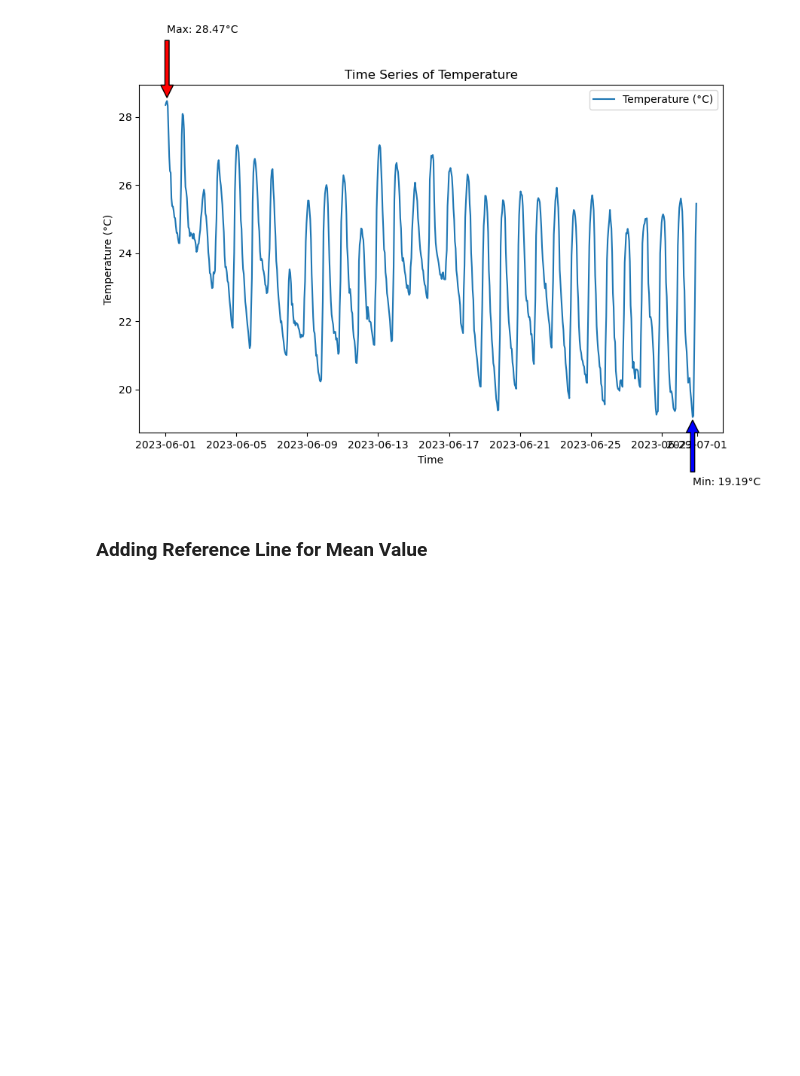
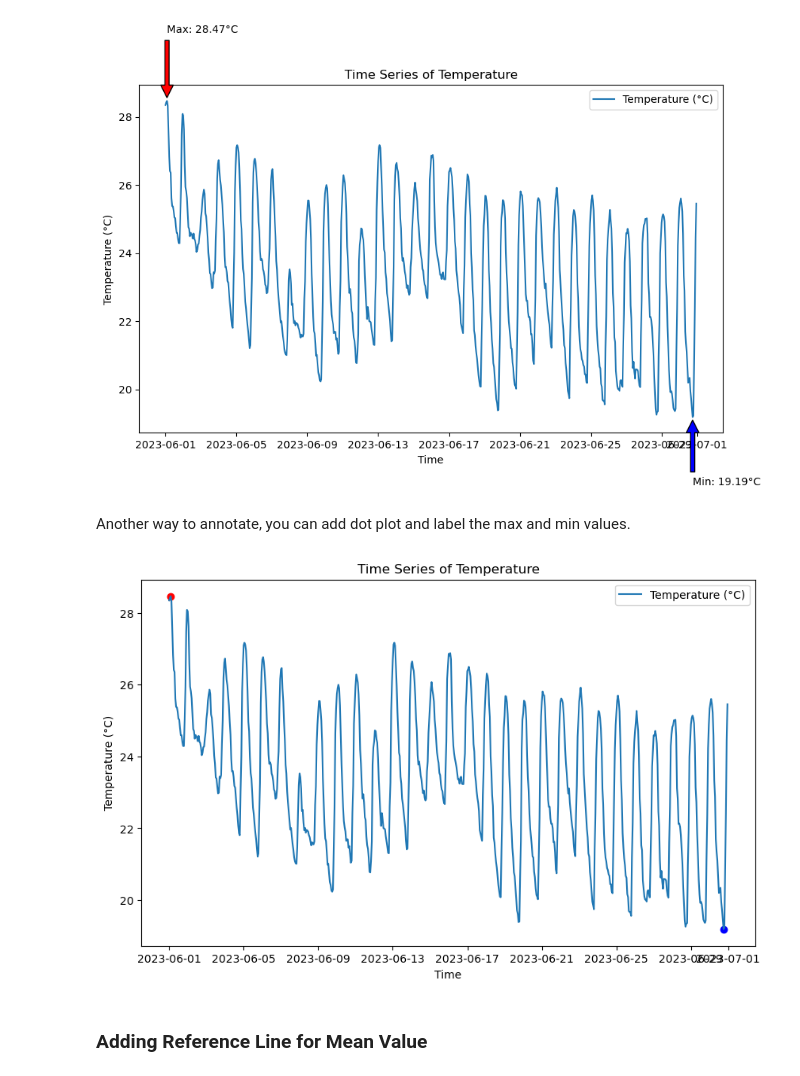
Before and after one commit to achmadrifani/fiji-training-2024, a Jupyter notebook: notebooks/day_06/03_Time_series_plotting.ipynb, the cells around one changed output. Drawn from its saved outputs; the diff is of its cells as text; code cells hidden in the pictures; blank space fills up the shorter version.

```diff
--- a/notebooks/day_06/03_Time_series_plotting.ipynb
+++ b/notebooks/day_06/03_Time_series_plotting.ipynb
@@ -87,6 +87,28 @@ plt.annotate(f'Min: {min_temp:.2f}°C', xy=(min_date, min_temp), xytext=(min_dat
 plt.show()
 # %% [output]
 [figure]
+# %% [markdown]
+Another way to annotate, you can add dot plot and label the max and min values.
+# %%
+plt.figure(figsize=(10, 6))
+plt.plot(df.index, df['t2m_C'], label='Temperature (°C)')
+plt.xlabel('Time')
+plt.ylabel('Temperature (°C)')
+plt.title('Time Series of Temperature')
+plt.legend()
+
+# Annotating max and min values
+max_temp = df['t2m_C'].max()
+min_temp = df['t2m_C'].min()
+max_date = df['t2m_C'].idxmax()
+min_date = df['t2m_C'].idxmin()
+
+plt.scatter(max_date, max_temp, color='red', label=f'Max: {max_temp:.2f}°C')
+plt.scatter(min_date, min_temp, color='blue', label=f'Min: {min_temp:.2f}°C')
+
+plt.show()
+# %% [output]
+[figure, added]
 # %% [markdown]
 ### Adding Reference Line for Mean Value
 # %%
```
Also changed, not shown: parts of 4 cells of this notebook, 1 other file.
